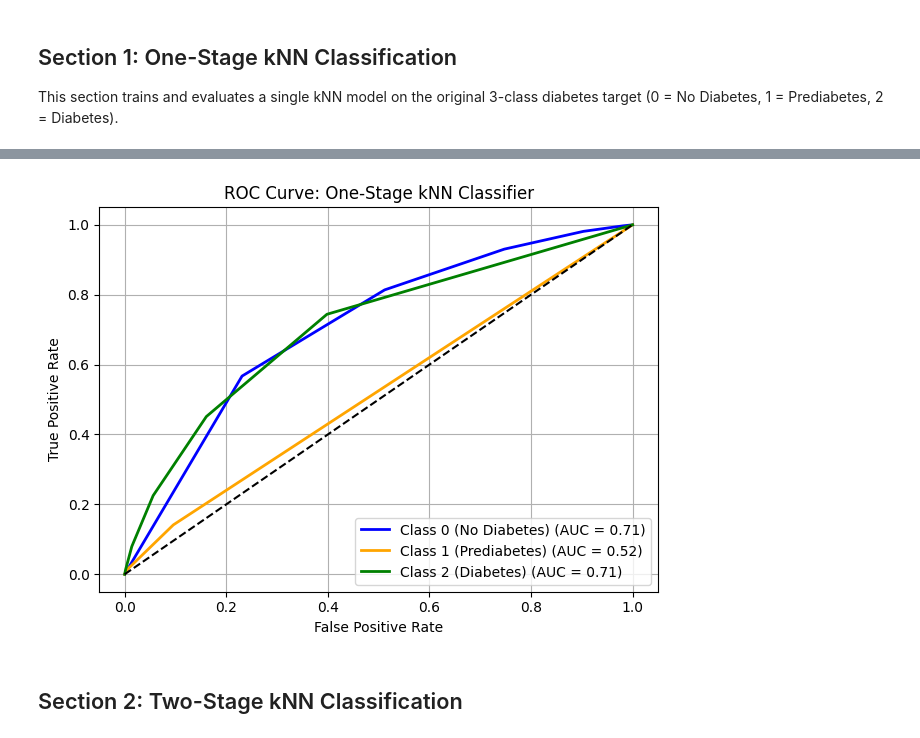
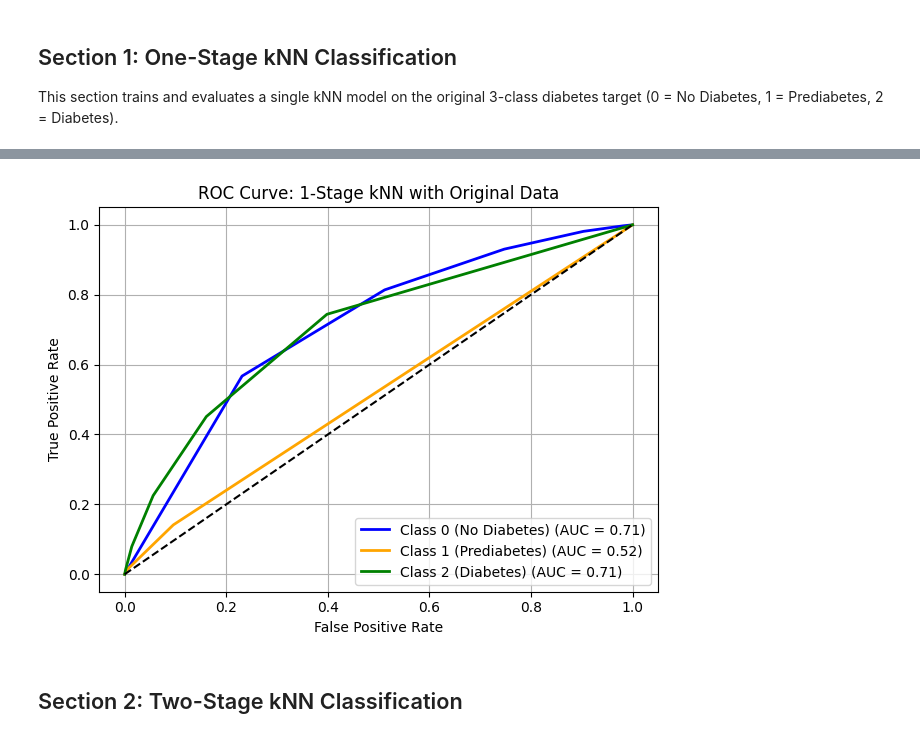
Before and after one commit to YaroslawBagriy/DiabetesRiskClassifier, a Jupyter notebook: notebooks/03_knn_modeling.ipynb, the cells around one changed output, grey strips where cells are left out. Drawn from its saved outputs; the diff is of its cells as text; code cells hidden in the pictures.

```diff
--- a/notebooks/03_knn_modeling.ipynb
+++ b/notebooks/03_knn_modeling.ipynb
@@ -100,35 +100,35 @@ y_proba = knn.predict_proba(X_test)
 
 # Binarize true labels (y_train_binary should be y if using 3-class)
 y_bin = label_binarize(y_test, classes=[0, 1, 2])
 
 # Compute ROC curve and AUC for each class
 fpr = dict()
 tpr = dict()
 roc_auc = dict()
 
 for i in range(3):
     fpr[i], tpr[i], _ = roc_curve(y_bin[:, i], y_proba[:, i])
     roc_auc[i] = auc(fpr[i], tpr[i])
 
 # Plot the ROC curves
 plt.figure()
 colors = ['blue', 'orange', 'green']
 labels = ['Class 0 (No Diabetes)', 'Class 1 (Prediabetes)', 'Class 2 (Diabetes)']
 
 for i in range(3):
     plt.plot(fpr[i], tpr[i], color=colors[i], lw=2,
              label=f'{labels[i]} (AUC = {roc_auc[i]:.2f})')
 
 plt.plot([0, 1], [0, 1], 'k--')
 plt.xlabel('False Positive Rate')
 plt.ylabel('True Positive Rate')
-plt.title('ROC Curve: One-Stage kNN Classifier')
+plt.title('ROC Curve: 1-Stage kNN with Original Data')
 plt.legend(loc='lower right')
 plt.grid(True)
 plt.tight_layout()
 plt.show()
 # %% [output]
-[figure, old version]
+[figure, new version]
 # %% [markdown]
 ## Section 2: Two-Stage kNN Classification
 # %%
```
Also changed, not shown: parts of 4 cells of this notebook, 3 other files.
